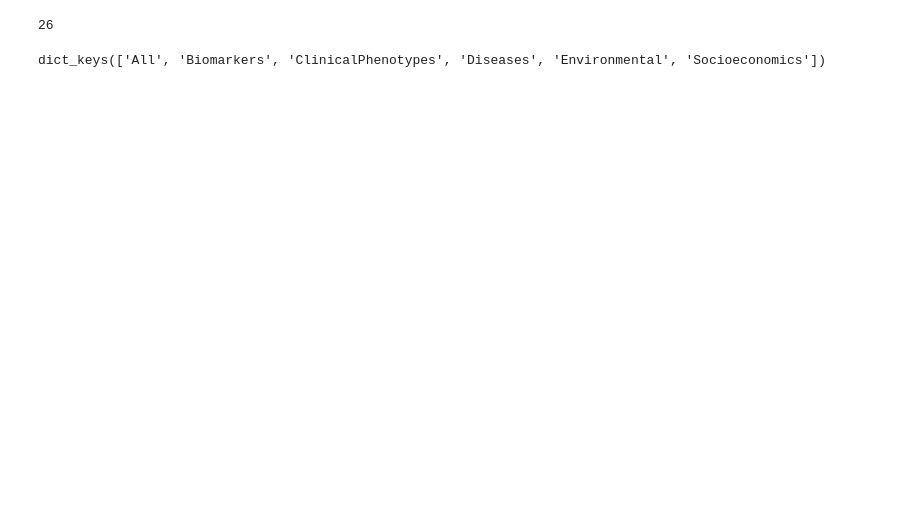
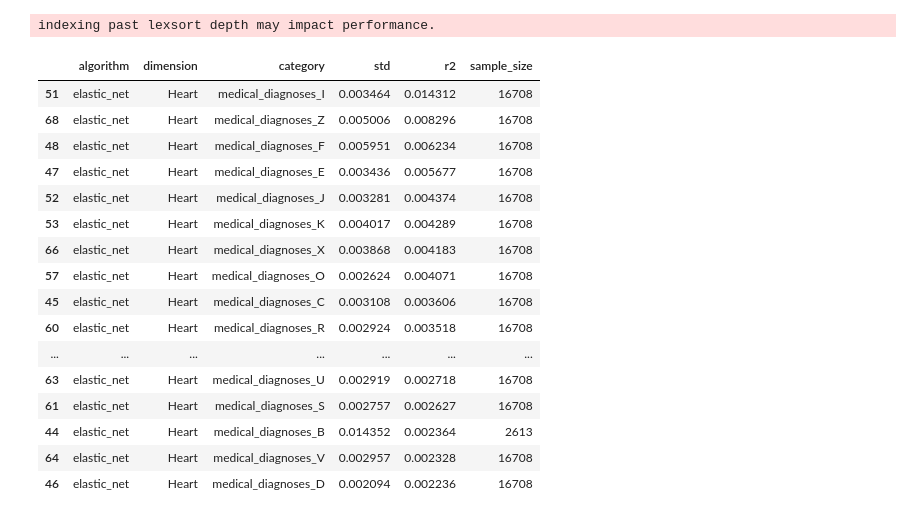
Before and after one commit to Deep-Learning-and-Aging/Website, a Jupyter notebook: dash_website/xwas/tries.ipynb, the cells around one changed output. Drawn from its saved outputs; the diff is of its cells as text; code cells hidden in the pictures; blank space fills up the shorter version.

Commit message:
Clean multivariate results

```diff
--- a/dash_website/xwas/tries.ipynb
+++ b/dash_website/xwas/tries.ipynb
@@ -36,13 +1,40 @@ DICT_TO_CHANGE_MAIN_CATEGORIES = {"Pathologies": "Diseases"}
-# %%
-print(scores.loc["Pathologies", "category"].drop_duplicates().shape[0])
-for cat in scores.loc["Pathologies", "category"].drop_duplicates():
-    if cat not in MAIN_CATEGORIES_TO_CATEGORIES["Diseases"]:
-        print(cat)
-# %% [output]
-26
-# %%
-from dash_website import MAIN_CATEGORIES_TO_CATEGORIES
-
-MAIN_CATEGORIES_TO_CATEGORIES.keys()
-# %% [output]
-dict_keys(['All', 'Biomarkers', 'ClinicalPhenotypes', 'Diseases', 'Environmental', 'Socioeconomics'])
+# %%
+import pandas as pd
+import numpy as np
+from dash_website import RENAME_DIMENSIONS, MAIN_CATEGORIES_TO_CATEGORIES, ALGORITHMS_RENDERING
+
+main_category = "Diseases"
+dimension = "Heart"
+algorithm = "elastic_net"
+
+data_scores = pd.read_feather("../../data/xwas/multivariate_results/scores.feather").to_dict()
+# %%
+if algorithm == "best_algorithm":
+    every_score_every_dimension = pd.DataFrame(data_scores).groupby(by=["category", "dimension"]).apply(lambda score_category_dimension: score_category_dimension.iloc[score_category_dimension["r2"].argmax()]).reset_index(drop=True)
+    every_score = every_score_every_dimension.set_index("dimension").loc[dimension].reset_index()
+else:
+    every_score = pd.DataFrame(data_scores).set_index(["algorithm", "dimension"]).loc[(algorithm, dimension)].reset_index()
+
+scores = every_score.loc[every_score["category"].isin(MAIN_CATEGORIES_TO_CATEGORIES[main_category])].sort_values(by=["r2"], ascending=False)
+# %% [output]
+indexing past lexsort depth may impact performance.
+# %%
+scores.sort_values(by=["r2"], ascending=False)
+# %% [output]
+|  | algorithm | dimension | category | std | r2 | sample_size |
+| 51 | elastic_net | Heart | medical_diagnoses_I | 0.003464 | 0.014312 | 16708 |
+| 68 | elastic_net | Heart | medical_diagnoses_Z | 0.005006 | 0.008296 | 16708 |
+| 48 | elastic_net | Heart | medical_diagnoses_F | 0.005951 | 0.006234 | 16708 |
+| 47 | elastic_net | Heart | medical_diagnoses_E | 0.003436 | 0.005677 | 16708 |
+| 52 | elastic_net | Heart | medical_diagnoses_J | 0.003281 | 0.004374 | 16708 |
+| 53 | elastic_net | Heart | medical_diagnoses_K | 0.004017 | 0.004289 | 16708 |
+| 66 | elastic_net | Heart | medical_diagnoses_X | 0.003868 | 0.004183 | 16708 |
+| 57 | elastic_net | Heart | medical_diagnoses_O | 0.002624 | 0.004071 | 16708 |
+| 45 | elastic_net | Heart | medical_diagnoses_C | 0.003108 | 0.003606 | 16708 |
+| 60 | elastic_net | Heart | medical_diagnoses_R | 0.002924 | 0.003518 | 16708 |
+| ... | ... | ... | ... | ... | ... | ... |
+| 63 | elastic_net | Heart | medical_diagnoses_U | 0.002919 | 0.002718 | 16708 |
+| 61 | elastic_net | Heart | medical_diagnoses_S | 0.002757 | 0.002627 | 16708 |
+| 44 | elastic_net | Heart | medical_diagnoses_B | 0.014352 | 0.002364 | 2613 |
+| 64 | elastic_net | Heart | medical_diagnoses_V | 0.002957 | 0.002328 | 16708 |
+| 46 | elastic_net | Heart | medical_diagnoses_D | 0.002094 | 0.002236 | 16708 |
```
Also changed, not shown: parts of 6 cells of this notebook, 7 other files.
